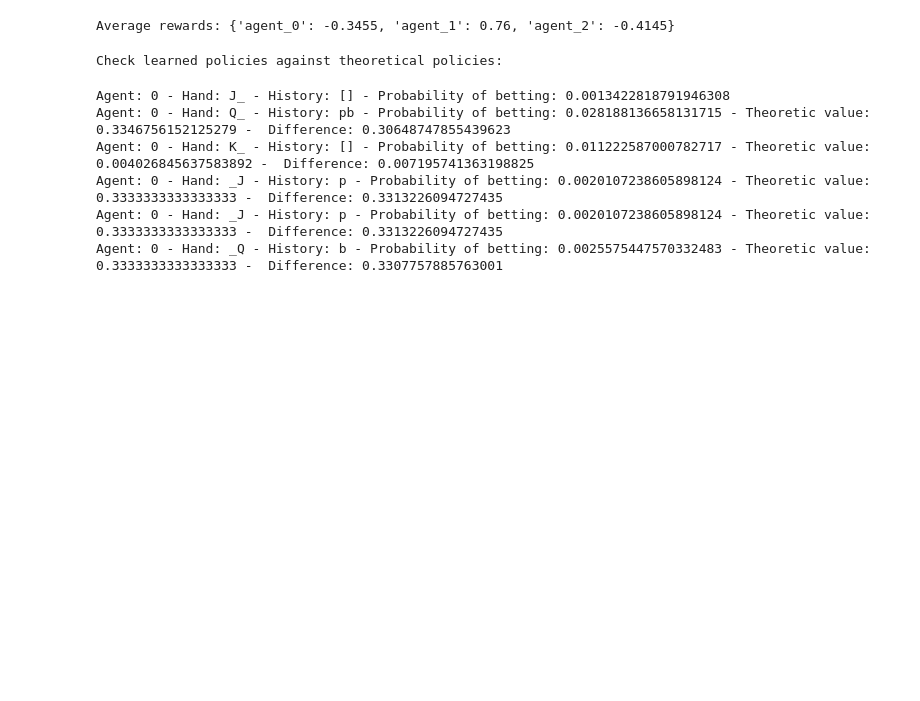
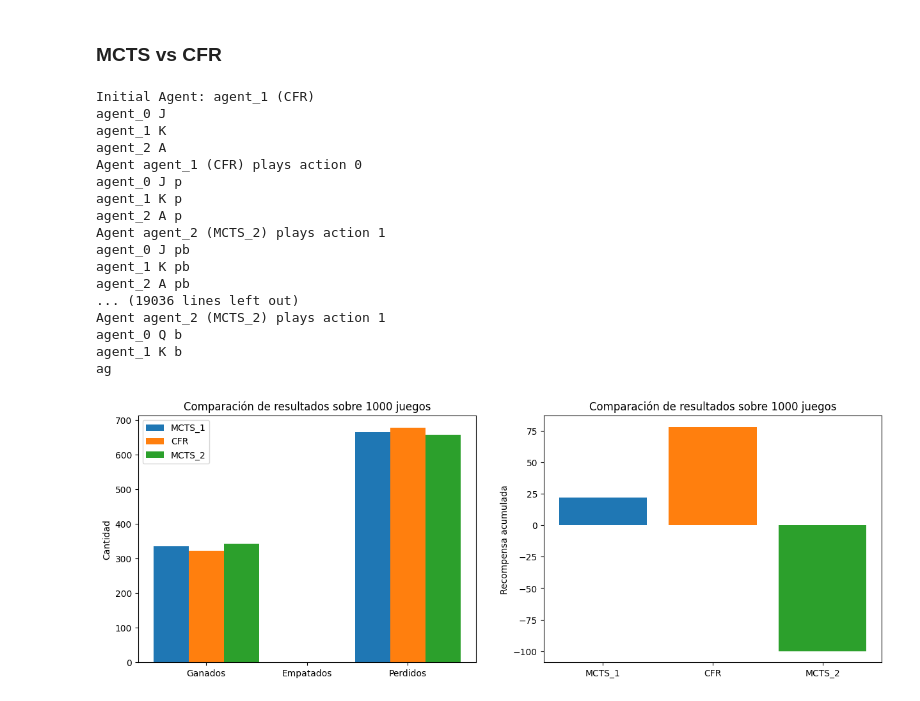
Before and after one commit to andscara/marl-obl2, a Jupyter notebook: Alternating Games/KuhnPoker_3.ipynb, the cells around one changed output. Saved outputs shown, nothing was run; the diff lists cells and outputs as text; code cells hidden in the pictures; blank space fills up the shorter version.

```diff
--- a/Alternating Games/KuhnPoker_3.ipynb
+++ b/Alternating Games/KuhnPoker_3.ipynb
@@ -85,50 +90,30 @@ Agent agent_2 doesn't need training.
-# %%
-cum_rewards = dict(map(lambda agent: (agent, 0.), g.agents))
-niter = 2000
-for _ in range(niter):
-    g.reset()
-    turn = 0
-    while not g.done():
-        #print('Turn: ', turn)
-        #print('\tPlayer: ', g.agent_selection)
-        #print('\tObservation: ', g.observe(g.agent_selection))
-        a = my_agents[g.agent_selection].action()
-        #print('\tAction: ', g._moves[a])
-        g.step(action=a)
-        turn += 1
-    #print('Rewards: ', g.rewards)
-    for agent in g.agents:
-        cum_rewards[agent] += g.rewards[agent]
-print('Average rewards:', dict(map(lambda agent: (agent, cum_rewards[agent]/niter), g.agents)))
-# %% [output]
-Average rewards: {'agent_0': -0.3455, 'agent_1': 0.76, 'agent_2': -0.4145}
-# %%
-print('Check learned policies against theoretical policies:')
-# %% [output]
-Check learned policies against theoretical policies:
-# %%
-if len(counter_facutal_agents_id) > 0:
-    JX_b = my_agents[counter_facutal_agents_id[0]].node_dict['0'].policy()[1]
-    print(f'Agent: 0 - Hand: J_ - History: [] - Probability of betting: {JX_b}')
-
-    QX_pb_b = my_agents[counter_facutal_agents_id[0]].node_dict['1pb'].policy()[1]
-    print(f'Agent: 0 - Hand: Q_ - History: pb - Probability of betting: {QX_pb_b} - Theoretic value: {JX_b+1/3} -  Difference: {abs(QX_pb_b - (JX_b+1/3))}')
-
-    KX_b = my_agents[counter_facutal_agents_id[0]].node_dict['2'].policy()[1]
-    print(f'Agent: 0 - Hand: K_ - History: [] - Probability of betting: {KX_b} - Theoretic value: {3 * JX_b} -  Difference: {abs(KX_b - 3 * JX_b)}')
-
-    XJ_p_b = my_agents[counter_facutal_agents_id[0]].node_dict['0p'].policy()[1]
-    print(f'Agent: 0 - Hand: _J - History: p - Probability of betting: {XJ_p_b} - Theoretic value: {1/3} -  Difference: {abs(XJ_p_b - 1/3)}')
-
-    XJ_p_b = my_agents[counter_facutal_agents_id[0]].node_dict['0p'].policy()[1]
-    print(f'Agent: 0 - Hand: _J - History: p - Probability of betting: {XJ_p_b} - Theoretic value: {1/3} -  Difference: {abs(XJ_p_b - 1/3)}')
-
-    XQ_b_b = my_agents[counter_facutal_agents_id[0]].node_dict['1b'].policy()[1]
-    print(f'Agent: 0 - Hand: _Q - History: b - Probability of betting: {XQ_b_b} - Theoretic value: {1/3} -  Difference: {abs(XQ_b_b - 1/3)}')
-# %% [output]
-Agent: 0 - Hand: J_ - History: [] - Probability of betting: 0.0013422818791946308
-Agent: 0 - Hand: Q_ - History: pb - Probability of betting: 0.028188136658131715 - Theoretic value: 0.3346756152125279 -  Difference: 0.30648747855439623
-Agent: 0 - Hand: K_ - History: [] - Probability of betting: 0.011222587000782717 - Theoretic value: 0.004026845637583892 -  Difference: 0.007195741363198825
-Agent: 0 - Hand: _J - History: p - Probability of betting: 0.0020107238605898124 - Theoretic value: 0.3333333333333333 -  Difference: 0.3313226094727435
-Agent: 0 - Hand: _J - History: p - Probability of betting: 0.0020107238605898124 - Theoretic value: 0.3333333333333333 -  Difference: 0.3313226094727435
-Agent: 0 - Hand: _Q - History: b - Probability of betting: 0.0025575447570332483 - Theoretic value: 0.3333333333333333 -  Difference: 0.3307757885763001
+# %%
+cfr = CounterFactualRegret(game=g, agent=g.agents[1])
+cfr.train(100000)
+# %% [markdown]
+### MCTS vs CFR
+# %%
+Run({
+    g.agents[0]: ("MCTS_1", MonteCarloTreeSearch(game=g, agent=g.agents[0], max_depth=0)),
+    g.agents[1]: ("CFR", cfr),
+    g.agents[2]: ("MCTS_2", MonteCarloTreeSearch(game=g, agent=g.agents[2], max_depth=0, rollouts=100))
+}, n=1000)
+# %% [output]
+Initial Agent: agent_1 (CFR)
+agent_0 J
+agent_1 K
+agent_2 A
+Agent agent_1 (CFR) plays action 0
+agent_0 J p
+agent_1 K p
+agent_2 A p
+Agent agent_2 (MCTS_2) plays action 1
+agent_0 J pb
+agent_1 K pb
+agent_2 A pb
+... (19036 lines left out)
+Agent agent_2 (MCTS_2) plays action 1
+agent_0 Q b
+agent_1 K b
+ag
+[figure, added]
```
Also changed, not shown: parts of 8 cells of this notebook, 3 other files.
